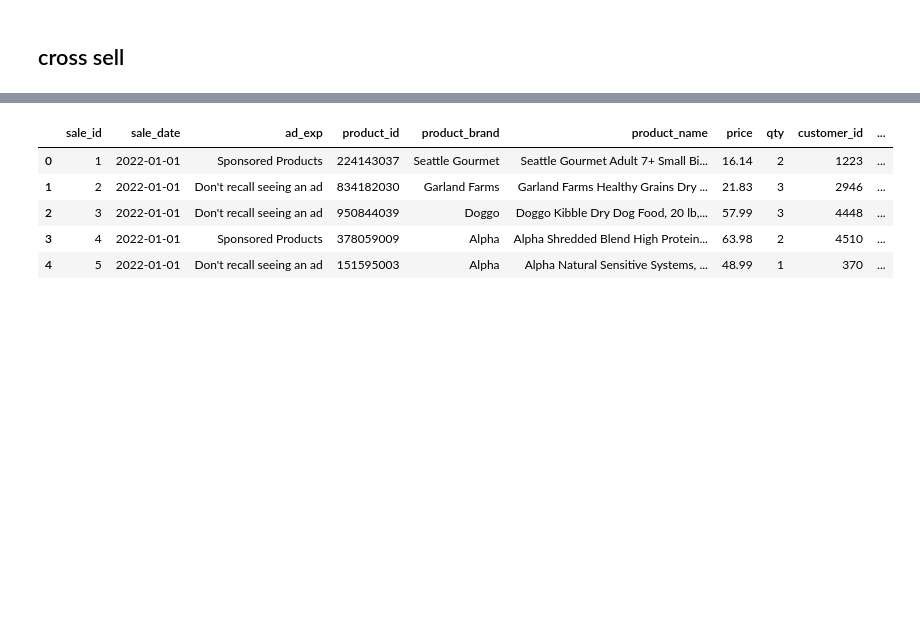
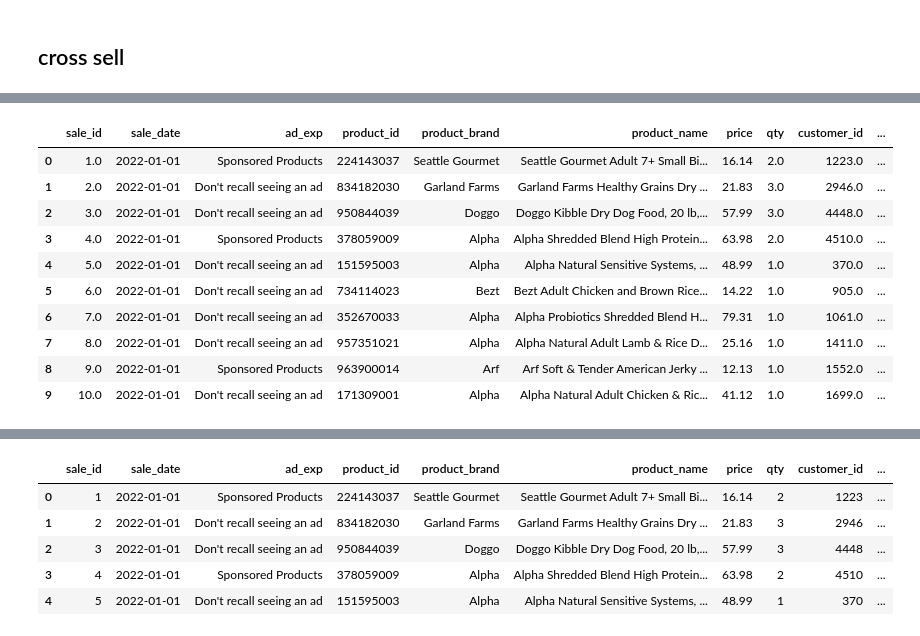
Before and after one commit to nasirxia/Action-Learning-Project-Amazon, a Jupyter notebook: Session 3_AmazonFashion_ALP_qnyue.ipynb, the cells around one changed output, grey strips where cells are left out. Drawn from its saved outputs; the diff is of its cells as text; code cells hidden in the pictures; blank space fills up the shorter version.

```diff
--- a/Session 3_AmazonFashion_ALP_qnyue.ipynb
+++ b/Session 3_AmazonFashion_ALP_qnyue.ipynb
@@ -326,8 +329,21 @@ df['rev'] = df['price'] * df['qty']
 # %%
 df['date'] = pd.to_datetime(df['sale_date'])
 df['month'] =  df['date'].dt.month
 df['dayinmonth'] = df['date'].dt.day
 df['year'] =df['date'].dt.year
+df.head(10)
+# %% [output]
+|  | sale_id | sale_date | ad_exp | product_id | product_brand | product_name | price | qty | customer_id | ... |
+| 0 | 1.0 | 2022-01-01 | Sponsored Products | 224143037 | Seattle Gourmet | Seattle Gourmet Adult 7+ Small Bi... | 16.14 | 2.0 | 1223.0 | ... |
+| 1 | 2.0 | 2022-01-01 | Don't recall seeing an ad | 834182030 | Garland Farms | Garland Farms Healthy Grains Dry ... | 21.83 | 3.0 | 2946.0 | ... |
+| 2 | 3.0 | 2022-01-01 | Don't recall seeing an ad | 950844039 | Doggo | Doggo Kibble Dry Dog Food, 20 lb,... | 57.99 | 3.0 | 4448.0 | ... |
+| 3 | 4.0 | 2022-01-01 | Sponsored Products | 378059009 | Alpha | Alpha Shredded Blend High Protein... | 63.98 | 2.0 | 4510.0 | ... |
+| 4 | 5.0 | 2022-01-01 | Don't recall seeing an ad | 151595003 | Alpha | Alpha Natural Sensitive Systems, ... | 48.99 | 1.0 | 370.0 | ... |
+| 5 | 6.0 | 2022-01-01 | Don't recall seeing an ad | 734114023 | Bezt | Bezt Adult Chicken and Brown Rice... | 14.22 | 1.0 | 905.0 | ... |
+| 6 | 7.0 | 2022-01-01 | Don't recall seeing an ad | 352670033 | Alpha | Alpha Probiotics Shredded Blend H... | 79.31 | 1.0 | 1061.0 | ... |
+| 7 | 8.0 | 2022-01-01 | Don't recall seeing an ad | 957351021 | Alpha | Alpha Natural Adult Lamb & Rice D... | 25.16 | 1.0 | 1411.0 | ... |
+| 8 | 9.0 | 2022-01-01 | Sponsored Products | 963900014 | Arf | Arf Soft & Tender American Jerky ... | 12.13 | 1.0 | 1552.0 | ... |
+| 9 | 10.0 | 2022-01-01 | Don't recall seeing an ad | 171309001 | Alpha | Alpha Natural Adult Chicken & Ric... | 41.12 | 1.0 | 1699.0 | ... |
 # %%
 dfc=df.groupby('customer_id').agg({'dayinmonth':'mean','month':'mean','price':'mean','qty':'mean','rev':'sum','product_count':'mean','brand_count':'mean' })
 dfc.head()
```
Also changed, not shown: parts of 16 cells of this notebook.
